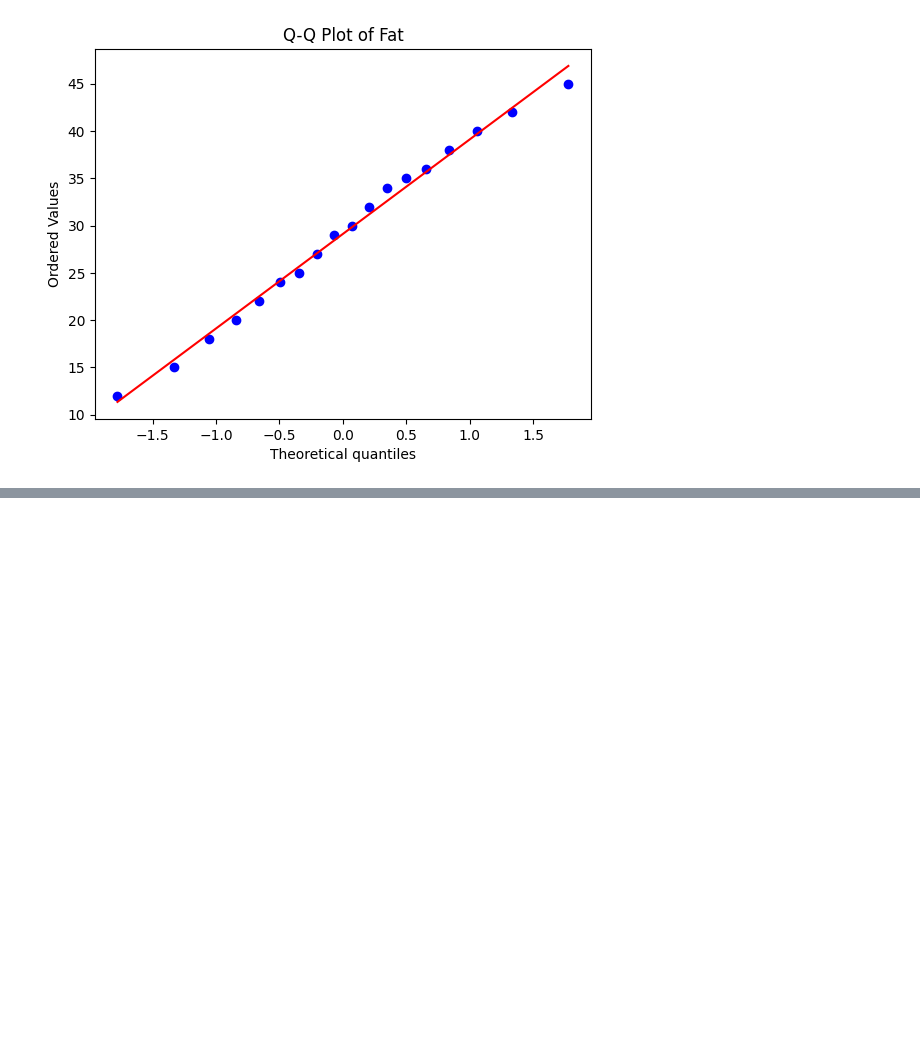
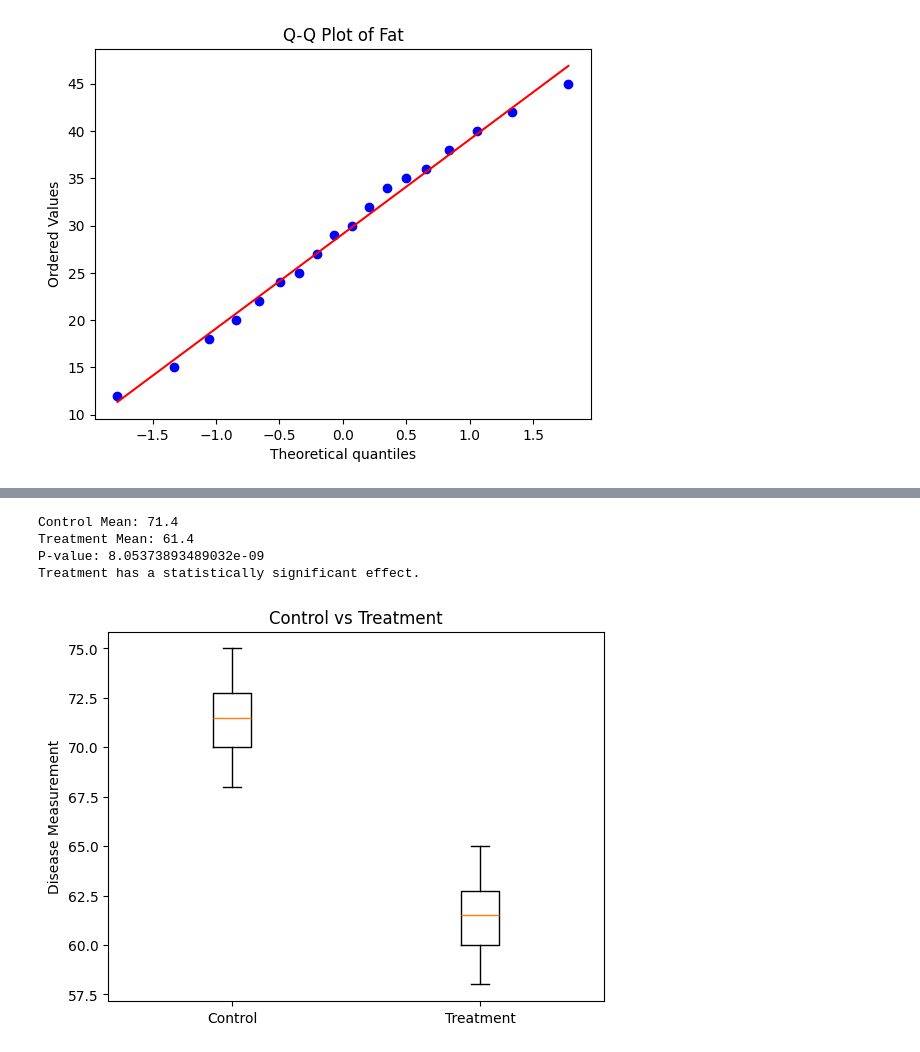
Before and after one commit to 192424334simats-lgtm/FODS, a Jupyter notebook: Fods_lab/FODS_LAB.ipynb, the cells around one changed output, grey strips where cells are left out. Cells and saved outputs as stored; diff of their text form; code cells hidden in the pictures; blank space fills up the shorter version.

```diff
--- a/Fods_lab/FODS_LAB.ipynb
+++ b/Fods_lab/FODS_LAB.ipynb
@@ -533,0 +682,31 @@ max    65.000000  45.000000
+# %%
+### exp26
+
+import numpy as np
+import matplotlib.pyplot as plt
+from scipy.stats import ttest_ind
+
+control = np.array([70,72,68,75,71,69,73,74,70,72])
+treatment = np.array([60,62,58,65,61,59,63,64,60,62])
+
+t, p = ttest_ind(control, treatment)
+
+print("Control Mean:", np.mean(control))
+print("Treatment Mean:", np.mean(treatment))
+print("P-value:", p)
+
+if p < 0.05:
+    print("Treatment has a statistically significant effect.")
+else:
+    print("Treatment has no statistically significant effect.")
+
+plt.boxplot([control, treatment], labels=["Control", "Treatment"])
+plt.ylabel("Disease Measurement")
+plt.title("Control vs Treatment")
+plt.show()
+# %% [output]
+Control Mean: 71.4
+Treatment Mean: 61.4
+P-value: 8.05373893489032e-09
+Treatment has a statistically significant effect.
+[figure, added]
```
Also changed, not shown: parts of 7 cells of this notebook.
